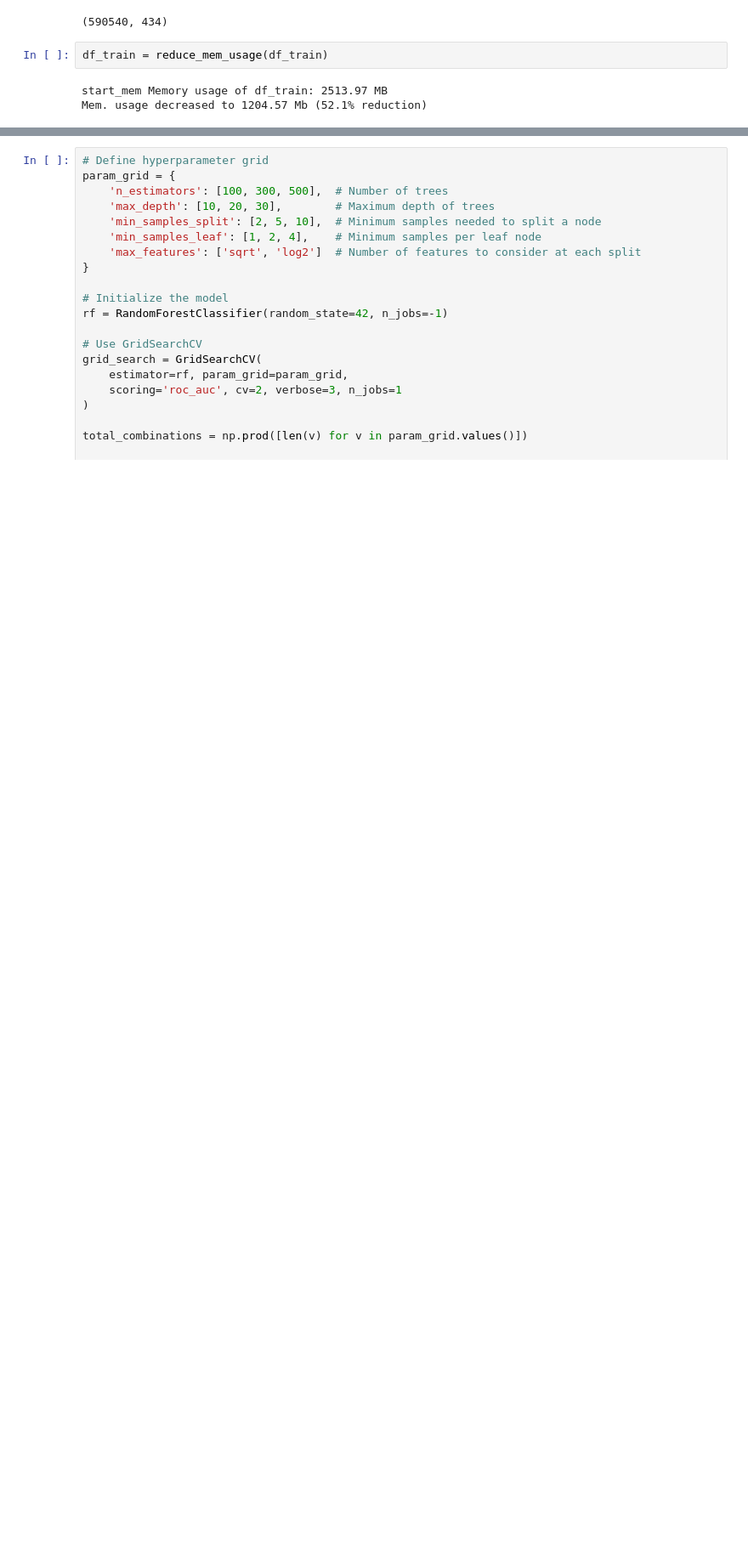
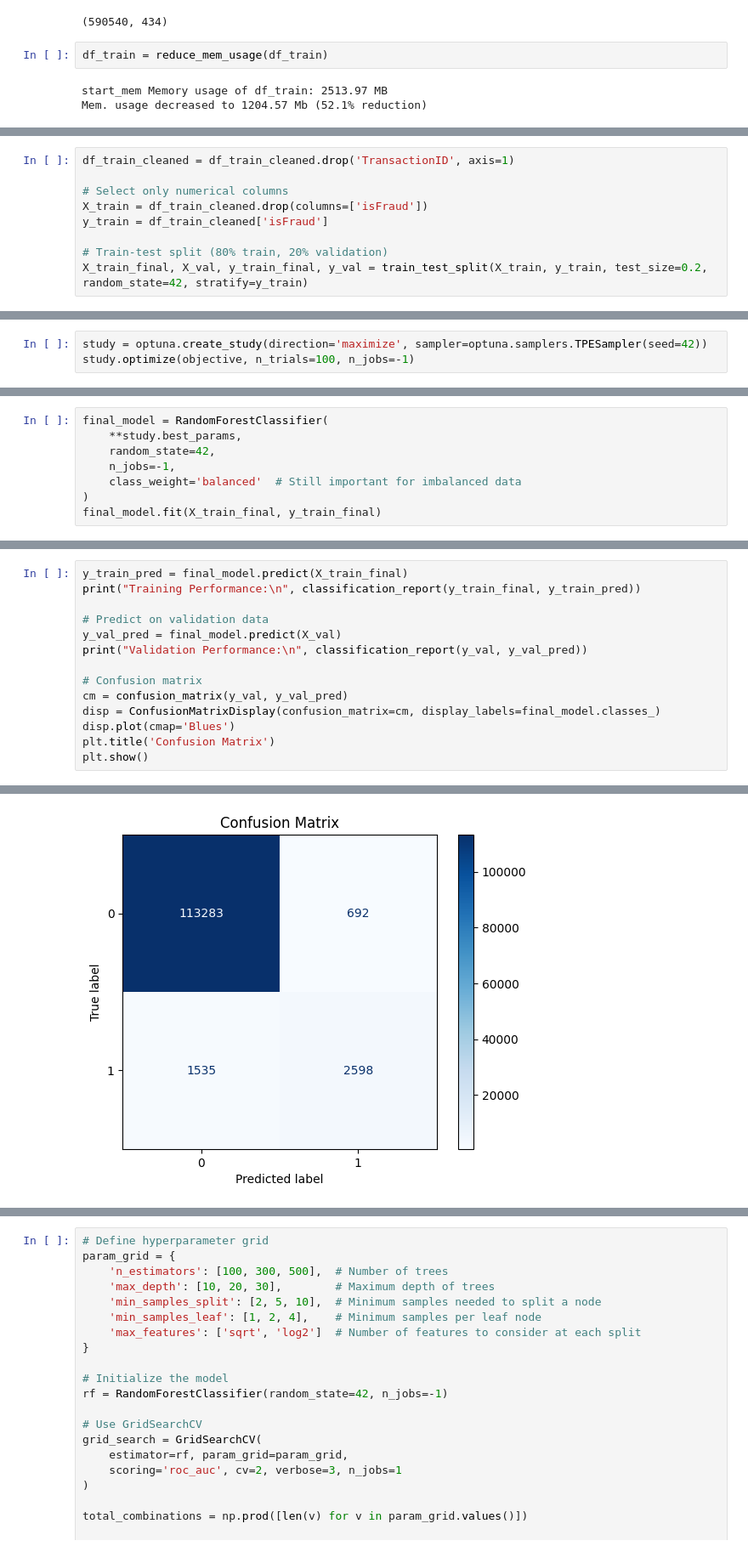
Before and after one commit to Marko-debug/Prediction-of-Fraud-transactions, a Jupyter notebook: models/RandomForest with Opt. Params and PCA.ipynb, the cells around one changed output, grey strips where cells are left out. Shown at 85% size. Drawn from its saved outputs; the diff is of its cells as text; blank space fills up the shorter version.

Commit message:
Added RandomForest with Optuna in opt.

```diff
--- a/models/RandomForest with Opt. Params and PCA.ipynb
+++ b/models/RandomForest with Opt. Params and PCA.ipynb
@@ -74,0 +97,9 @@ Mem. usage decreased to 1204.57 Mb (52.1% reduction)
+# %%
+df_train_cleaned = df_train_cleaned.drop('TransactionID', axis=1)
+
+# Select only numerical columns
+X_train = df_train_cleaned.drop(columns=['isFraud'])
+y_train = df_train_cleaned['isFraud']
+
+# Train-test split (80% train, 20% validation)
+X_train_final, X_val, y_train_final, y_val = train_test_split(X_train, y_train, test_size=0.2, random_state=42, stratify=y_train)
@@ -74,0 +139,3 @@ Mem. usage decreased to 1204.57 Mb (52.1% reduction)
+# %%
+study = optuna.create_study(direction='maximize', sampler=optuna.samplers.TPESampler(seed=42))
+study.optimize(objective, n_trials=100, n_jobs=-1)
@@ -74,0 +165,8 @@ Mem. usage decreased to 1204.57 Mb (52.1% reduction)
+# %%
+final_model = RandomForestClassifier(
+    **study.best_params,
+    random_state=42,
+    n_jobs=-1,
+    class_weight='balanced'  # Still important for imbalanced data
+)
+final_model.fit(X_train_final, y_train_final)
@@ -74,0 +178,15 @@ Mem. usage decreased to 1204.57 Mb (52.1% reduction)
+# %%
+y_train_pred = final_model.predict(X_train_final)
+print("Training Performance:\n", classification_report(y_train_final, y_train_pred))
+
+# Predict on validation data
+y_val_pred = final_model.predict(X_val)
+print("Validation Performance:\n", classification_report(y_val, y_val_pred))
+
+# Confusion matrix
+cm = confusion_matrix(y_val, y_val_pred)
+disp = ConfusionMatrixDisplay(confusion_matrix=cm, display_labels=final_model.classes_)
+disp.plot(cmap='Blues')
+plt.title('Confusion Matrix')
+plt.show()
+# %% [output]
@@ -74,0 +212 @@ Mem. usage decreased to 1204.57 Mb (52.1% reduction)
+[figure, added]
```
Also changed, not shown: parts of 9 cells of this notebook.
